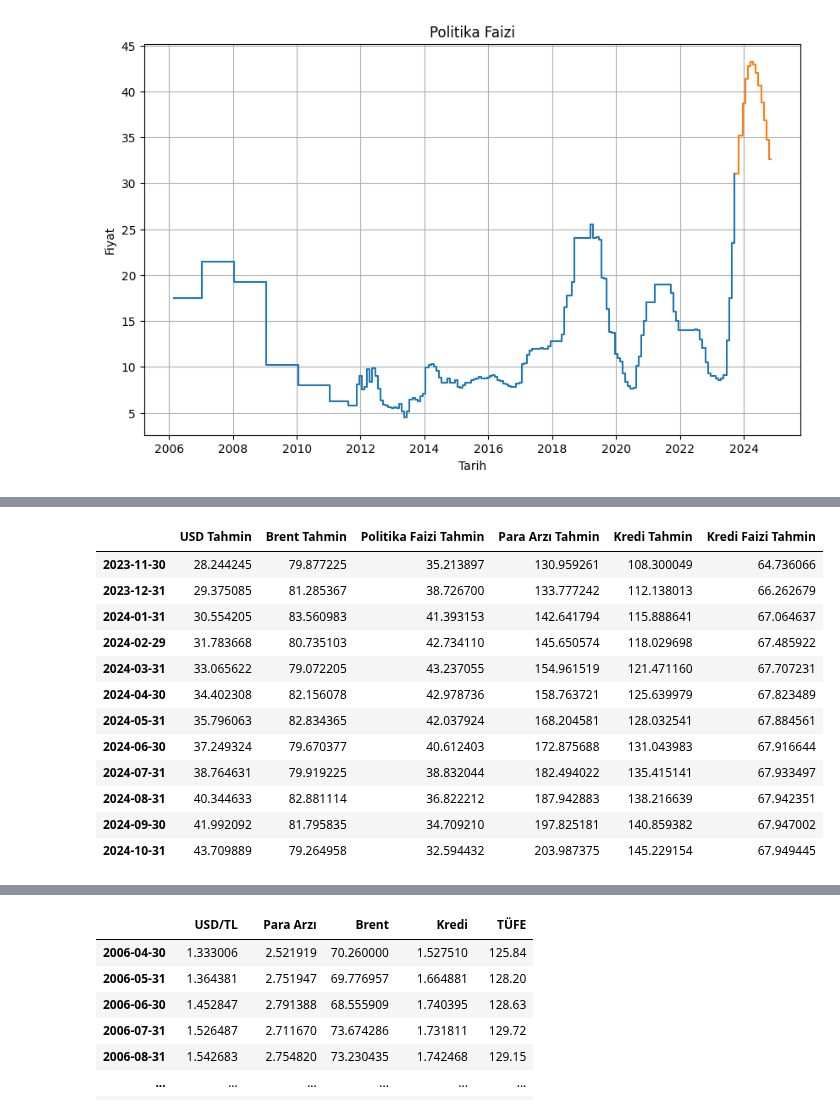
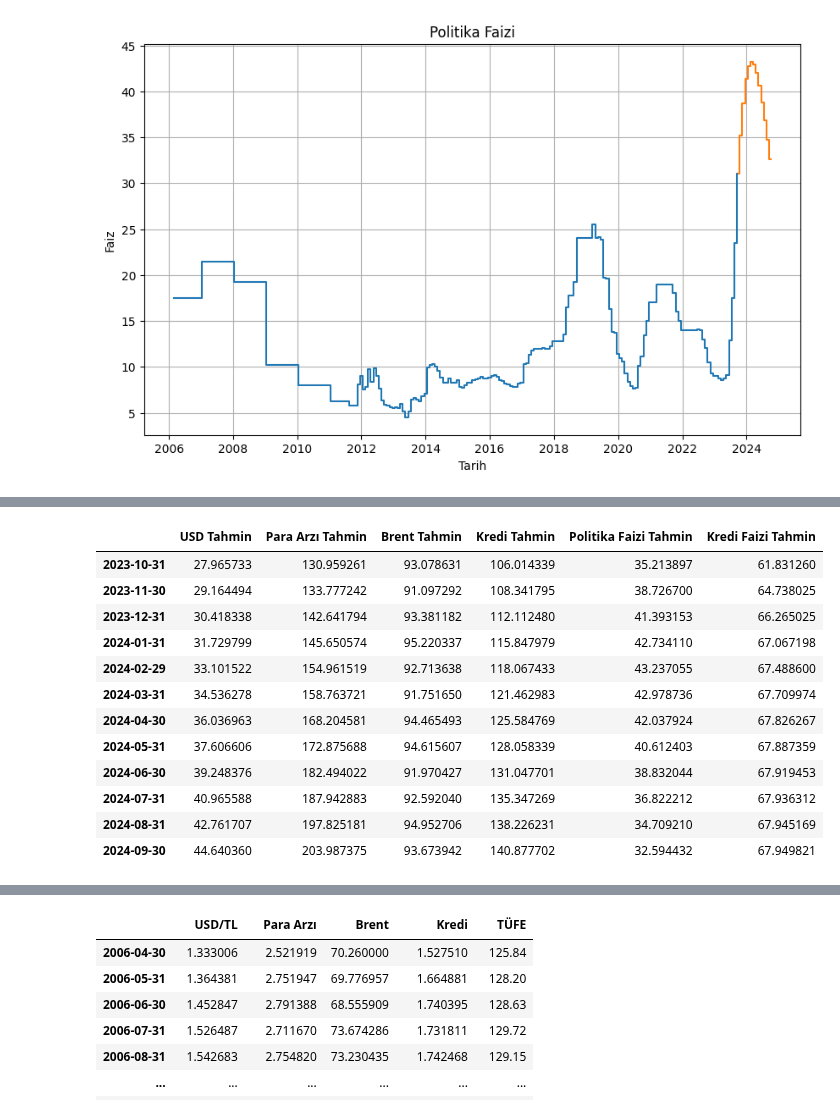
Before and after one commit to kaboya19/InflationForecast, a Jupyter notebook: InflationForecast.ipynb, the cells around one changed output, grey strips where cells are left out. Cells and saved outputs as stored; diff of their text form; code cells hidden in the pictures.

```diff
--- a/InflationForecast.ipynb
+++ b/InflationForecast.ipynb
@@ -583,11 +586,11 @@ optimal_model_fit = optimal_model.fit()
 optimal_future_forecast = optimal_model_fit.forecast(steps=12)
 optimal_future_predictions = optimal_future_forecast.values
 
-optimal_future_predictions = pd.DataFrame(optimal_future_predictions,index=pd.date_range('2023-11-01', periods=12, freq='M'))
+optimal_future_predictions = pd.DataFrame(optimal_future_predictions,index=pd.date_range('2023-10-30', periods=12, freq='M'))
 
 faiztahmin=pd.DataFrame(optimal_future_predictions)
 faiztahmin.columns=["Politika Faizi"]
-faiztahmin=faiztahmin.set_index(pd.date_range('2023-11-01','2024-11-01' , freq='1M'))
+faiztahmin=faiztahmin.set_index(pd.date_range('2023-10-30','2024-10-29' , freq='1M'))
 faiztahmin=pd.concat([pfaiz.head(212),faiztahmin],axis=0)
 kademeli = [faiztahmin.iloc[0]]
 for i in range(1, len(faiztahmin)):
@@ -599,23 +602,23 @@ plt.step(faiztahmin[:212].index, kademeli[:212], where='mid', linestyle='-')
 plt.step(faiztahmin[211:].index, kademeli[211:], where='mid', linestyle='-')
 plt.title('Politika Faizi')
 plt.xlabel('Tarih')
-plt.ylabel('Fiyat')
+plt.ylabel('Faiz')
 plt.grid(True)
 # %% [output]
 [figure]
 # %%
 # En uygun parametrelerle ARIMA modelini eğitme
-optimal_model = ARIMA(money["Para Arzi Onceki"], order=(4,3,4))
+optimal_model = ARIMA(money["Para Arzi Onceki"].head(212), order=(4,3,4))
 optimal_model_fit = optimal_model.fit()
 
 # Gelecek 12 ay için tahmin yapma
 optimal_future_forecast = optimal_model_fit.forecast(steps=12)
 optimal_future_predictions = optimal_future_forecast.values
 
-optimal_future_predictions = pd.DataFrame(optimal_future_predictions,index=pd.date_range('2023-11-01', periods=12, freq='M'))
+optimal_future_predictions = pd.DataFrame(optimal_future_predictions,index=pd.date_range('2023-10-30', periods=12, freq='M'))
 paraarzitahmin=pd.DataFrame(optimal_future_predictions)
 paraarzitahmin.columns=["Para Arzı Tahmin"]
-paraarzitahmin=paraarzitahmin.set_index(pd.date_range('2023-11-01','2024-11-01' , freq='1M'))
+paraarzitahmin=paraarzitahmin.set_index(pd.date_range('2023-10-30','2024-10-29' , freq='1M'))
 paraarzitahmin=paraarzitahmin.tail(12)
 paraarzitahmin
 # %% [output]
@@ -635,16 +638,16 @@ paraarzitahmin
 # %%
 # En uygun parametrelerle ARIMA modelini eğitme
-optimal_model = ARIMA(df3["Kredi"], order=(4,3,4))
+optimal_model = ARIMA(df3["Kredi"].head(212), order=(4,3,4))
 optimal_model_fit = optimal_model.fit()
 
 # Gelecek 12 ay için tahmin yapma
 optimal_future_forecast = optimal_model_fit.forecast(steps=12)
 optimal_future_predictions = optimal_future_forecast.values
 
-optimal_future_predictions = pd.DataFrame(optimal_future_predictions,index=pd.date_range('2023-11-01', periods=12, freq='M'))
+optimal_future_predictions = pd.DataFrame(optimal_future_predictions,index=pd.date_range('2023-10-30', periods=12, freq='M'))
 kreditahmin=pd.DataFrame(optimal_future_predictions)
 kreditahmin.columns=["Kredi Tahmin"]
-kreditahmin=kreditahmin.set_index(pd.date_range('2023-11-01','2024-11-01' , freq='1M'))
+kreditahmin=kreditahmin.set_index(pd.date_range('2023-10-30','2024-10-29' , freq='1M'))
 kreditahmin=kreditahmin.tail(12)
 kreditahmin
 # %% [output]
@@ -664,19 +667,19 @@ kreditahmin
 # %%
 # En uygun parametrelerle ARIMA modelini eğitme
-optimal_model = ARIMA(kfaiz["Kredi Faizi"], order=(1,1,0))
+optimal_model = ARIMA(kfaiz["Kredi Faizi"].head(212), order=(1,1,0))
 optimal_model_fit = optimal_model.fit()
 
 # Gelecek 12 ay için tahmin yapma
 optimal_future_forecast = optimal_model_fit.forecast(steps=12)
 optimal_future_predictions = optimal_future_forecast.values
 
-optimal_future_predictions = pd.DataFrame(optimal_future_predictions,index=pd.date_range('2023-11-01', periods=12, freq='M'))
+optimal_future_predictions = pd.DataFrame(optimal_future_predictions,index=pd.date_range('2023-10-30', periods=12, freq='M'))
 optimal_future_predictions.columns=["Kredi Faizi Tahmin"]
 
 
 
 kfaiztahmin=pd.DataFrame(optimal_future_forecast)
-kfaiztahmin=kfaiztahmin.set_index(pd.date_range('2023-11-01','2024-11-01' , freq='1M'))
+kfaiztahmin=kfaiztahmin.set_index(pd.date_range('2023-10-30','2024-10-29' , freq='1M'))
 kfaiztahmin.columns=["Kredi Faizi Tahmin"]
 kfaiztahmin=kfaiztahmin.tail(12)
 kfaiztahmin
@@ -697,24 +700,26 @@ kfaiztahmin
 # %%
 tahmindf=pd.DataFrame()
 tahmindf["USD Tahmin"]=usdtahmin["USD Tahmin"]
+tahmindf["Para Arzı Tahmin"]=paraarzitahmin["Para Arzı Tahmin"]
 tahmindf["Brent Tahmin"]=brenttahmin["Brent Tahmin"]
+tahmindf["Kredi Tahmin"]=kreditahmin["Kredi Tahmin"]
 tahmindf["Politika Faizi Tahmin"]=faiztahmin["Politika Faizi"]
-tahmindf["Para Arzı Tahmin"]=paraarzitahmin["Para Arzı Tahmin"]
-tahmindf["Kredi Tahmin"]=kreditahmin["Kredi Tahmin"]
 tahmindf["Kredi Faizi Tahmin"]=kfaiztahmin["Kredi Faizi Tahmin"]
-tahmindf=tahmindf.set_index(pd.date_range('2023-11-01','2024-11-01' , freq='1M'))
+tahmindf=tahmindf.set_index(pd.date_range('2023-10-30','2024-10-29' , freq='1M'))
+
+
 tahmindf
 # %% [output]
-|  | USD Tahmin | Brent Tahmin | Politika Faizi Tahmin | Para Arzı Tahmin | Kredi Tahmin | Kredi Faizi Tahmin |
-| 2023-11-30 | 28.244245 | 79.877225 | 35.213897 | 130.959261 | 108.300049 | 64.736066 |
-| 2023-12-31 | 29.375085 | 81.285367 | 38.726700 | 133.777242 | 112.138013 | 66.262679 |
-| 2024-01-31 | 30.554205 | 83.560983 | 41.393153 | 142.641794 | 115.888641 | 67.064637 |
-| 2024-02-29 | 31.783668 | 80.735103 | 42.734110 | 145.650574 | 118.029698 | 67.485922 |
-| 2024-03-31 | 33.065622 | 79.072205 | 43.237055 | 154.961519 | 121.471160 | 67.707231 |
-| 2024-04-30 | 34.402308 | 82.156078 | 42.978736 | 158.763721 | 125.639979 | 67.823489 |
-| 2024-05-31 | 35.796063 | 82.834365 | 42.037924 | 168.204581 | 128.032541 | 67.884561 |
-| 2024-06-30 | 37.249324 | 79.670377 | 40.612403 | 172.875688 | 131.043983 | 67.916644 |
-| 2024-07-31 | 38.764631 | 79.919225 | 38.832044 | 182.494022 | 135.415141 | 67.933497 |
-| 2024-08-31 | 40.344633 | 82.881114 | 36.822212 | 187.942883 | 138.216639 | 67.942351 |
-| 2024-09-30 | 41.992092 | 81.795835 | 34.709210 | 197.825181 | 140.859382 | 67.947002 |
-| 2024-10-31 | 43.709889 | 79.264958 | 32.594432 | 203.987375 | 145.229154 | 67.949445 |
+|  | USD Tahmin | Para Arzı Tahmin | Brent Tahmin | Kredi Tahmin | Politika Faizi Tahmin | Kredi Faizi Tahmin |
+| 2023-10-31 | 27.965733 | 130.959261 | 93.078631 | 106.014339 | 35.213897 | 61.831260 |
+| 2023-11-30 | 29.164494 | 133.777242 | 91.097292 | 108.341795 | 38.726700 | 64.738025 |
+| 2023-12-31 | 30.418338 | 142.641794 | 93.381182 | 112.112480 | 41.393153 | 66.265025 |
+| 2024-01-31 | 31.729799 | 145.650574 | 95.220337 | 115.847979 | 42.734110 | 67.067198 |
+| 2024-02-29 | 33.101522 | 154.961519 | 92.713638 | 118.067433 | 43.237055 | 67.488600 |
+| 2024-03-31 | 34.536278 | 158.763721 | 91.751650 | 121.462983 | 42.978736 | 67.709974 |
+| 2024-04-30 | 36.036963 | 168.204581 | 94.465493 | 125.584769 | 42.037924 | 67.826267 |
+| 2024-05-31 | 37.606606 | 172.875688 | 94.615607 | 128.058339 | 40.612403 | 67.887359 |
+| 2024-06-30 | 39.248376 | 182.494022 | 91.970427 | 131.047701 | 38.832044 | 67.919453 |
+| 2024-07-31 | 40.965588 | 187.942883 | 92.592040 | 135.347269 | 36.822212 | 67.936312 |
+| 2024-08-31 | 42.761707 | 197.825181 | 94.952706 | 138.226231 | 34.709210 | 67.945169 |
+| 2024-09-30 | 44.640360 | 203.987375 | 93.673942 | 140.877702 | 32.594432 | 67.949821 |
```
Also changed, not shown: parts of 17 cells of this notebook.
